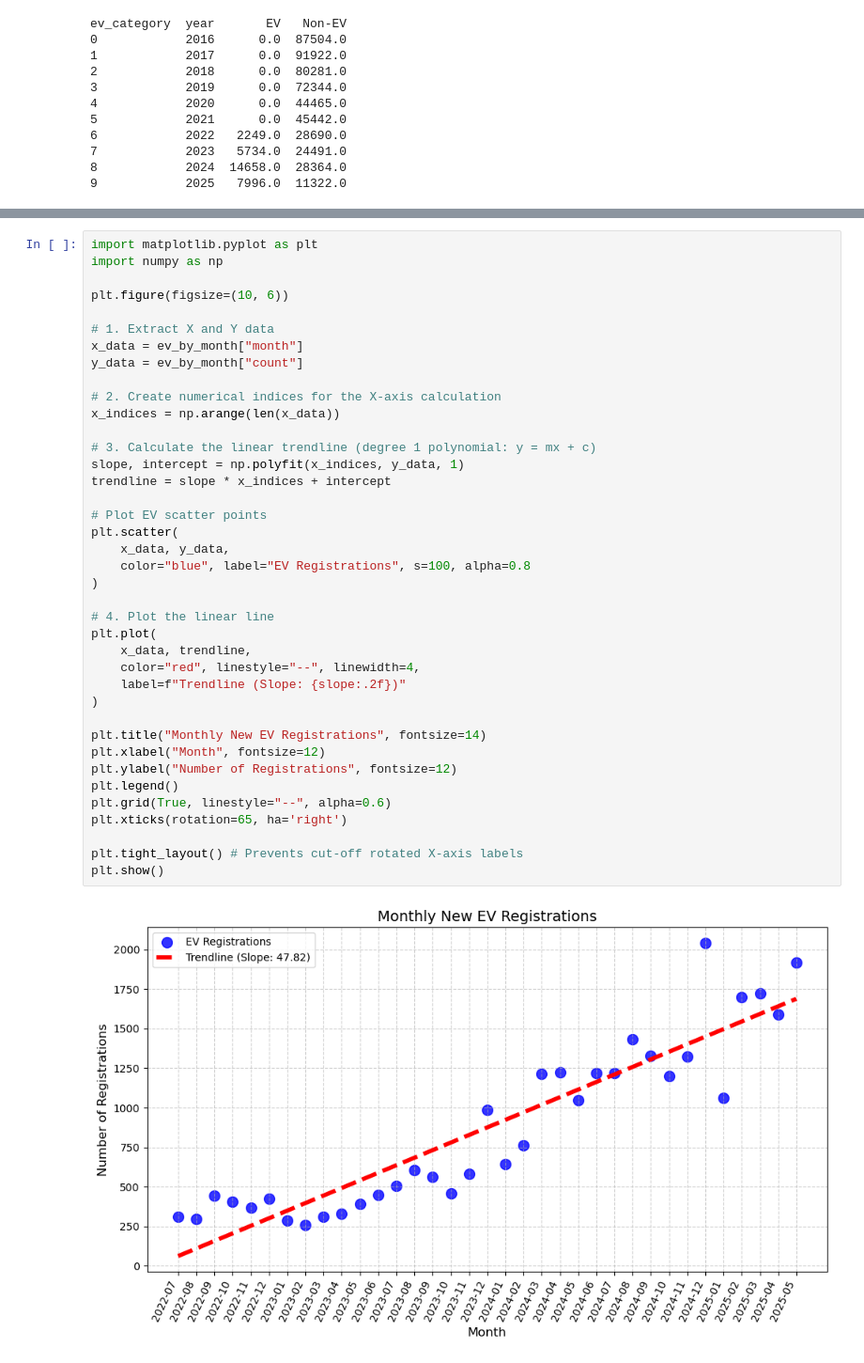
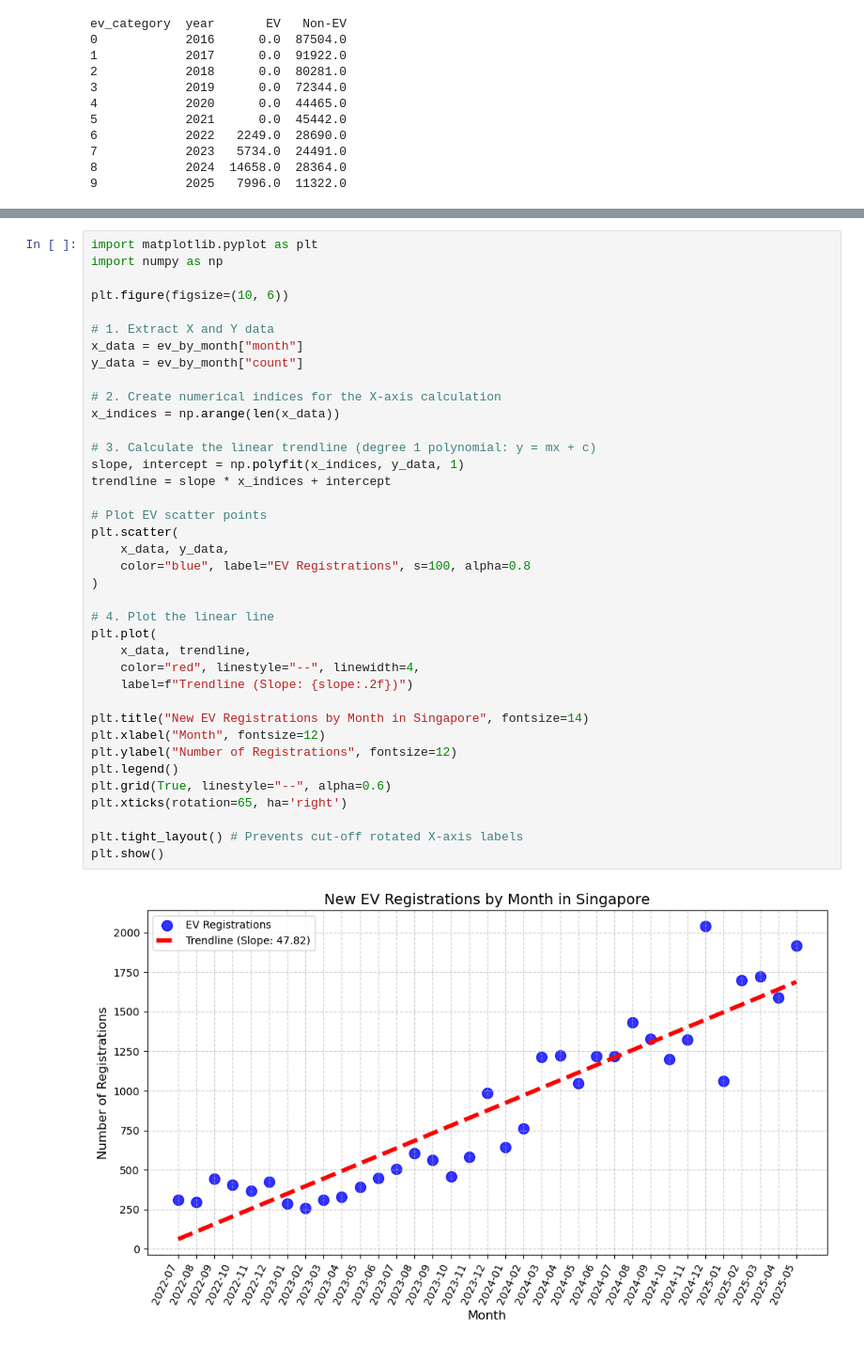
Before and after one commit to eric-ho-888/Project_2, a Jupyter notebook: new_car_reg_make.ipynb, the cells around one changed output, grey strips where cells are left out. Shown at 94% size. Drawn from its saved outputs; the diff is of its cells as text.

```diff
--- a/new_car_reg_make.ipynb
+++ b/new_car_reg_make.ipynb
@@ -265,34 +268,33 @@ plt.figure(figsize=(10, 6))
 x_data = ev_by_month["month"]
 y_data = ev_by_month["count"]
 
 # 2. Create numerical indices for the X-axis calculation
 x_indices = np.arange(len(x_data))
 
 # 3. Calculate the linear trendline (degree 1 polynomial: y = mx + c)
 slope, intercept = np.polyfit(x_indices, y_data, 1)
 trendline = slope * x_indices + intercept
 
 # Plot EV scatter points
 plt.scatter(
     x_data, y_data,
     color="blue", label="EV Registrations", s=100, alpha=0.8
 )
 
 # 4. Plot the linear line
 plt.plot(
     x_data, trendline,
     color="red", linestyle="--", linewidth=4,
-    label=f"Trendline (Slope: {slope:.2f})"
-)
+    label=f"Trendline (Slope: {slope:.2f})")
 
-plt.title("Monthly New EV Registrations", fontsize=14)
+plt.title("New EV Registrations by Month in Singapore", fontsize=14)
 plt.xlabel("Month", fontsize=12)
 plt.ylabel("Number of Registrations", fontsize=12)
 plt.legend()
 plt.grid(True, linestyle="--", alpha=0.6)
 plt.xticks(rotation=65, ha='right')
 
 plt.tight_layout() # Prevents cut-off rotated X-axis labels
 plt.show()
 # %% [output]
-[figure, old version]
+[figure, new version]
```
Also changed, not shown: parts of 1 cell of this notebook, 1 other file.
